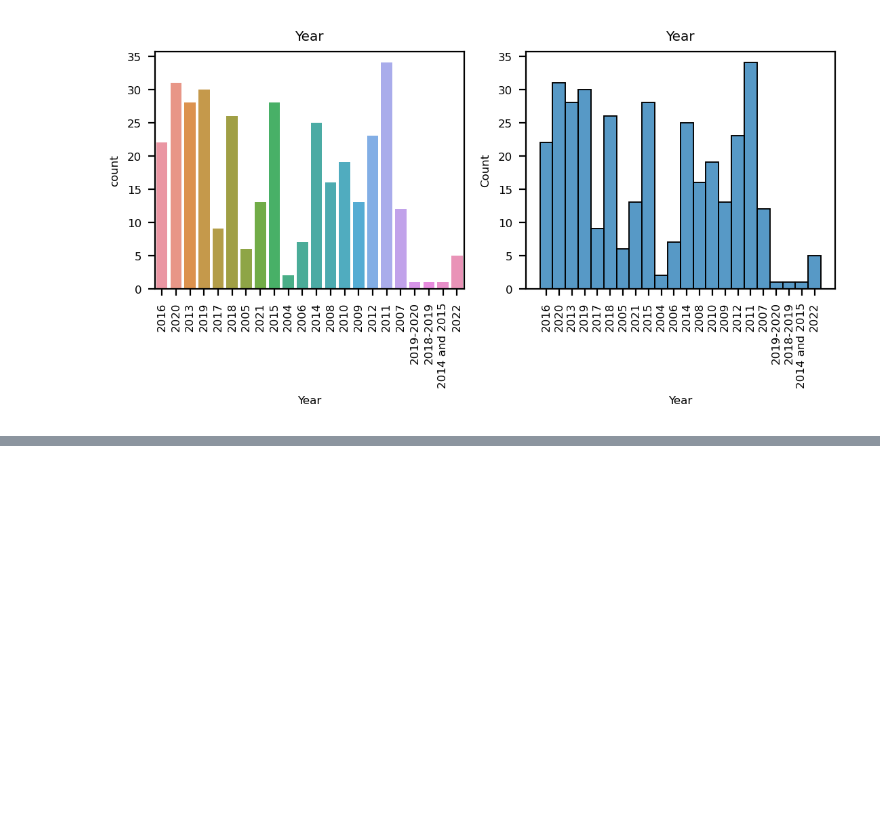
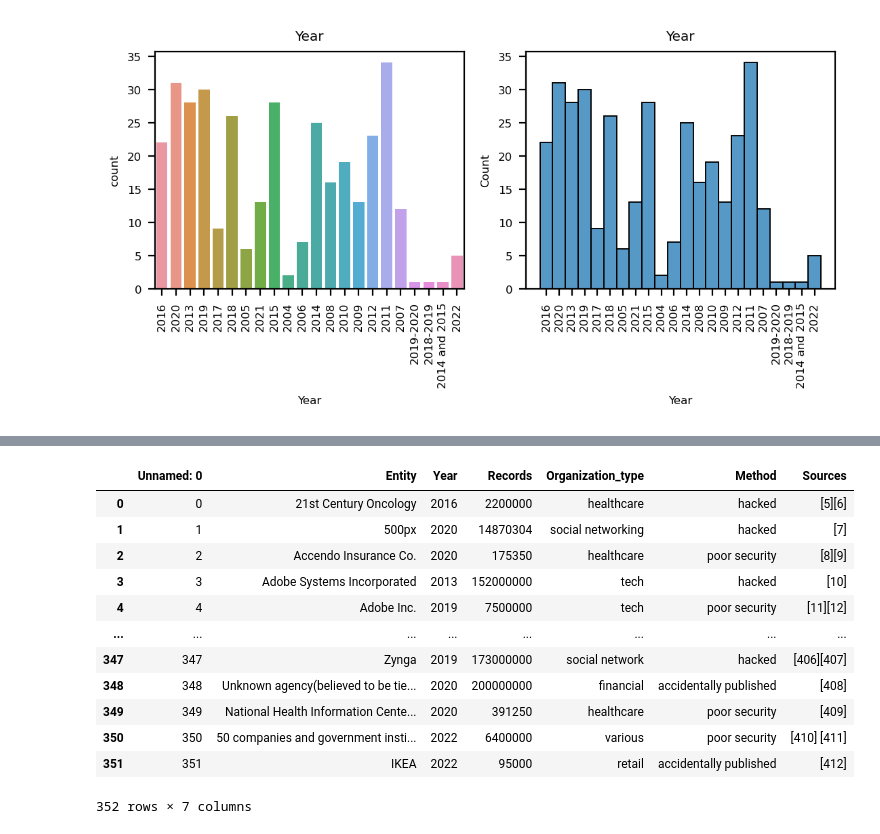
Before and after one commit to amalsalilan/Data-Breaches, a Jupyter notebook: Notebook.ipynb, the cells around one changed output, grey strips where cells are left out. Saved outputs shown, nothing was run; the diff lists cells and outputs as text; code cells hidden in the pictures; blank space fills up the shorter version.

```diff
--- a/Notebook.ipynb
+++ b/Notebook.ipynb
@@ -102,0 +103,17 @@ df['Organization type'].value_counts().plot(kind='bar',figsize=(18,8))
+# %%
+df.rename({'Organization type': 'Organization_type'}, axis=1, inplace=True)
+df
+# %% [output]
+|  | Unnamed: 0 | Entity | Year | Records | Organization_type | Method | Sources |
+| 0 | 0 | 21st Century Oncology | 2016 | 2200000 | healthcare | hacked | [5][6] |
+| 1 | 1 | 500px | 2020 | 14870304 | social networking | hacked | [7] |
+| 2 | 2 | Accendo Insurance Co. | 2020 | 175350 | healthcare | poor security | [8][9] |
+| 3 | 3 | Adobe Systems Incorporated | 2013 | 152000000 | tech | hacked | [10] |
+| 4 | 4 | Adobe Inc. | 2019 | 7500000 | tech | poor security | [11][12] |
+| ... | ... | ... | ... | ... | ... | ... | ... |
+| 347 | 347 | Zynga | 2019 | 173000000 | social network | hacked | [406][407] |
+| 348 | 348 | Unknown agency(believed to be tie... | 2020 | 200000000 | financial | accidentally published | [408] |
+| 349 | 349 | National Health Information Cente... | 2020 | 391250 | healthcare | poor security | [409] |
+| 350 | 350 | 50 companies and government insti... | 2022 | 6400000 | various | poor security | [410] [411] |
+| 351 | 351 | IKEA | 2022 | 95000 | retail | accidentally published | [412] |
+352 rows × 7 columns
```
Also changed, not shown: parts of 3 cells of this notebook.
